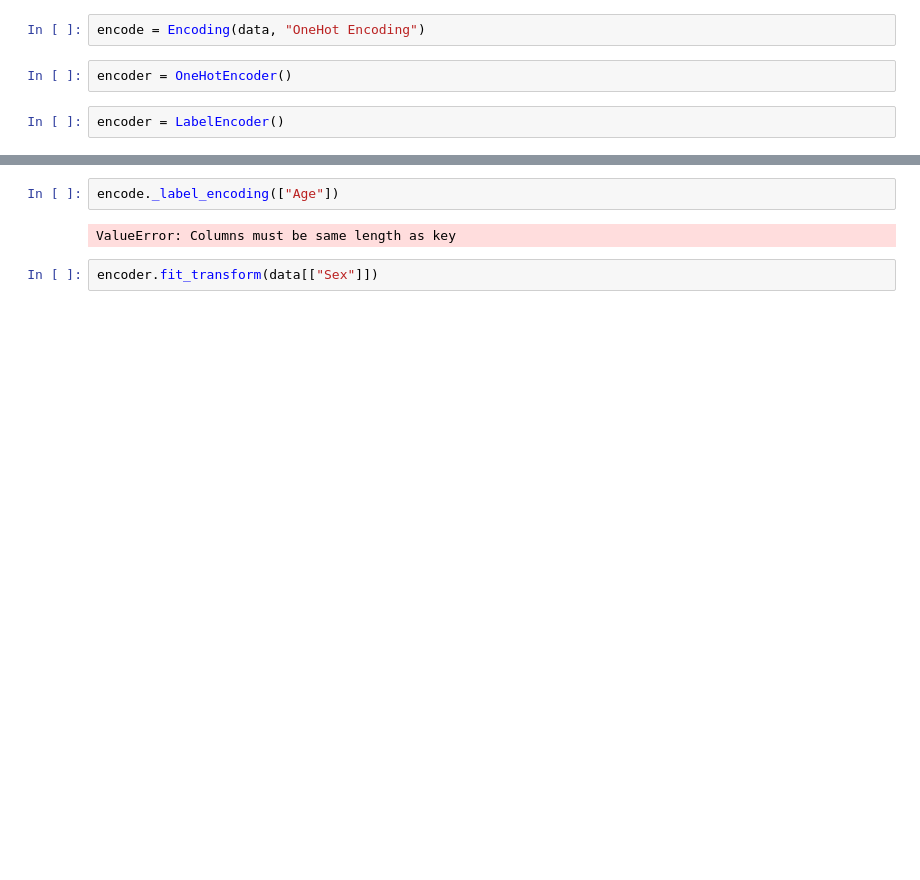
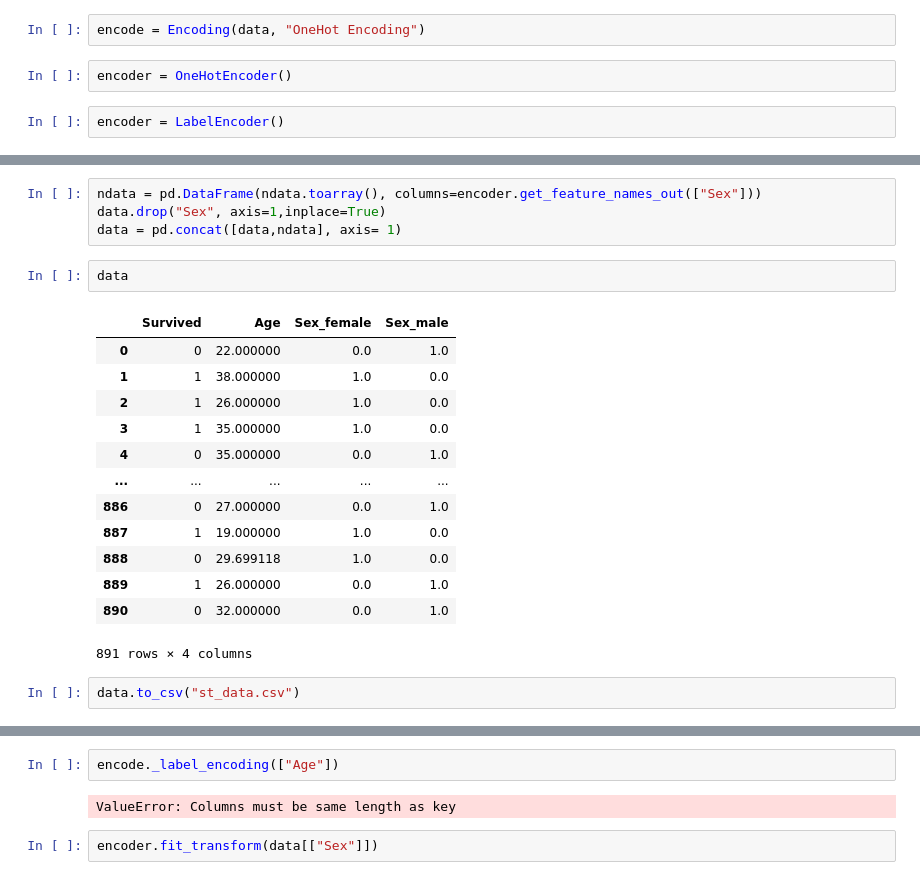
Before and after one commit to SANJITH-KUMAR-20/EasyML, a Jupyter notebook: ml_backend/test.ipynb, the cells around one changed output, grey strips where cells are left out. Drawn from its saved outputs; the diff is of its cells as text; blank space fills up the shorter version.

```diff
--- a/ml_backend/test.ipynb
+++ b/ml_backend/test.ipynb
@@ -51,2 +90,24 @@ data[["Sex"]] = encoder.fit_transform(data[["Sex"]])
+# %%
+ndata = pd.DataFrame(ndata.toarray(), columns=encoder.get_feature_names_out(["Sex"]))
+data.drop("Sex", axis=1,inplace=True)
+data = pd.concat([data,ndata], axis= 1)
+# %%
+data
+# %% [output]
+|  | Survived | Age | Sex_female | Sex_male |
+| 0 | 0 | 22.000000 | 0.0 | 1.0 |
+| 1 | 1 | 38.000000 | 1.0 | 0.0 |
+| 2 | 1 | 26.000000 | 1.0 | 0.0 |
+| 3 | 1 | 35.000000 | 1.0 | 0.0 |
+| 4 | 0 | 35.000000 | 0.0 | 1.0 |
+| ... | ... | ... | ... | ... |
+| 886 | 0 | 27.000000 | 0.0 | 1.0 |
+| 887 | 1 | 19.000000 | 1.0 | 0.0 |
+| 888 | 0 | 29.699118 | 1.0 | 0.0 |
+| 889 | 1 | 26.000000 | 0.0 | 1.0 |
+| 890 | 0 | 32.000000 | 0.0 | 1.0 |
+891 rows × 4 columns
+# %%
+data.to_csv("st_data.csv")
 # %%
 data["Sex"] = encoder.fit_transform(data["Sex"])
```
Also changed, not shown: parts of 20 cells of this notebook, 6 other files.
